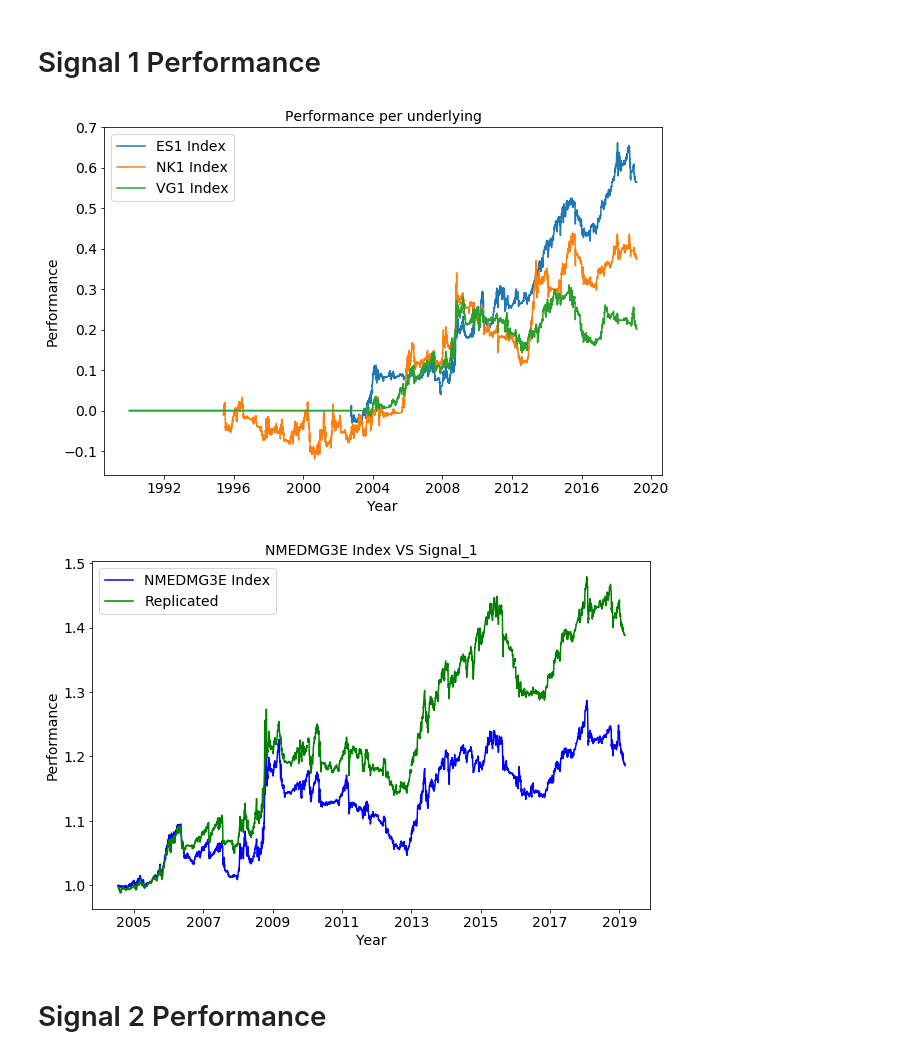
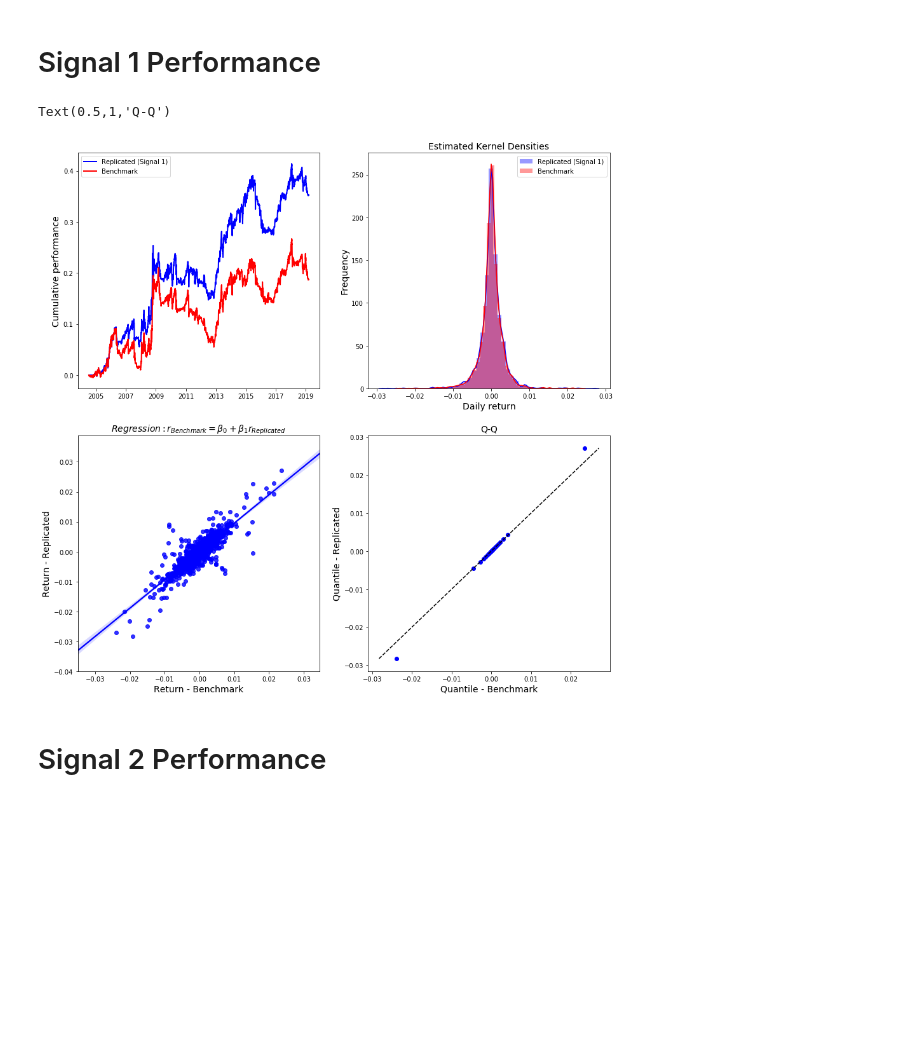
Before and after one commit to jshellen/CTA-strategies, a Jupyter notebook: equity_mom_backtest.ipynb, the cells around one changed output. Drawn from its saved outputs; the diff is of its cells as text; code cells hidden in the pictures; blank space fills up the shorter version.

```diff
--- a/equity_mom_backtest.ipynb
+++ b/equity_mom_backtest.ipynb
@@ -328,41 +304,55 @@ for signal_type,signal_data in momentum_signals.items():
 
 signal_1_performance = pd.DataFrame.from_dict(performances[tested_signal_name],orient='columns').fillna(0)
 
-
-fig_size  = (10,6.4)
-font_size = 14
-
-fig = plt.figure(figsize=fig_size)
-for symbol in signal_1_performance.columns:
-    plt.plot(signal_1_performance[symbol].cumsum(),label = symbol)
-plt.ylabel('Performance',fontsize = font_size)
-plt.xlabel('Year'       ,fontsize = font_size)
-plt.xticks(fontsize = font_size)
-plt.yticks(fontsize = font_size)
-plt.legend(fontsize = font_size)
-plt.title(f'Performance per underlying',fontsize = font_size)
-plt.show()
-
 benchmark_returns = benchmark_data['NMEDMG3E Index'].pct_change(1)
 signal_1_returns  = signal_1_performance.loc[benchmark_returns.index].mean(axis=1)
-
-y_1 = np.cumprod(1+benchmark_returns)
-y_2 = np.cumprod(1+signal_1_returns)
-
-
-fig = plt.figure(figsize=fig_size)
-plt.plot(y_1, color = 'blue' , label = 'NMEDMG3E Index')
-plt.plot(y_2, color = 'green', label = 'Replicated')
-plt.ylabel('Performance',fontsize=14)
-plt.xlabel('Year',fontsize=14)
-plt.xticks(fontsize = 14)
-plt.yticks(fontsize = 14)
-plt.legend(fontsize = 14)
-plt.title(f"NMEDMG3E Index VS {tested_signal_name}",fontsize=14)
-plt.show()
-# %% [output]
-[figure, removed]
-[figure, removed]
+# %%
+import seaborn as sns
+
+start_date  = benchmark_returns.index[0]
+
+strategy_1_returns = signal_1_returns.fillna(0)
+strategy_sigma     = strategy_1_returns.std()
+
+benchmark_returns = benchmark_returns.fillna(0)
+benchmark_sigma   = benchmark_returns.std()
+
+fig, ax = plt.subplots(2, 2, figsize=(15,15))
+
+ax[0, 0].plot(strategy_1_returns.cumsum() , label = 'Replicated (Signal 1)', color = 'blue' , ls = '-' , lw = 2)
+ax[0, 0].plot(benchmark_returns.cumsum()  , label = 'Benchmark' , color = 'red' , ls = '-' , lw = 2)
+ax[0, 0].set_ylabel('Cumulative performance', fontsize=14)
+ax[0, 0].legend()
+
+
+sns.distplot(strategy_1_returns, ax = ax[0,1], color = 'blue', label = f'Replicated (Signal 1)')
+sns.distplot(benchmark_returns , ax = ax[0,1], color = 'red' , label = 'Benchmark' )
+ax[0,1].set_ylabel('Frequency', fontsize=14)
+ax[0,1].set_xlabel('Daily return', fontsize=14)
+ax[0,1].set_title('Estimated Kernel Densities', fontsize=14)
+ax[0,1].legend()
+
+
+x_data = benchmark_returns.fillna(0)
+y_data = strategy_1_returns.loc[x_data.index].fillna(0)
+
+sns.regplot(x = x_data.values, y = y_data.values, ax = ax[1,0], color = 'blue' )
+ax[1,0].set_ylabel(f'Return - Replicated', fontsize=14)
+ax[1,0].set_xlabel(f'Return - Benchmark', fontsize=14)
+ax[1,0].set_title(r'$Regression: r_{Benchmark} = \beta_0 + \beta_1 r_{Replicated}$', fontsize=14)
+
+percs = np.linspace(0,100,21)
+qn_a  = np.percentile(x_data.values, percs)
+qn_b  = np.percentile(y_data.values, percs)
+x     = np.linspace(np.min((qn_a.min(),qn_b.min())), np.max((qn_a.max(),qn_b.max())))
+ax[1,1].plot(x,x, color="k", ls="--")
+ax[1,1].scatter(qn_a,qn_b, marker="o", color = 'blue')
+ax[1,1].set_ylabel(f'Quantile - Replicated', fontsize=14)
+ax[1,1].set_xlabel(f'Quantile - Benchmark', fontsize=14)
+ax[1,1].set_title('Q-Q', fontsize=14)
+# %% [output]
+Text(0.5,1,'Q-Q')
+[figure, added]
 # %% [markdown]
 # Signal 2 Performance
 # %%
```
Also changed, not shown: parts of 5 cells of this notebook.
